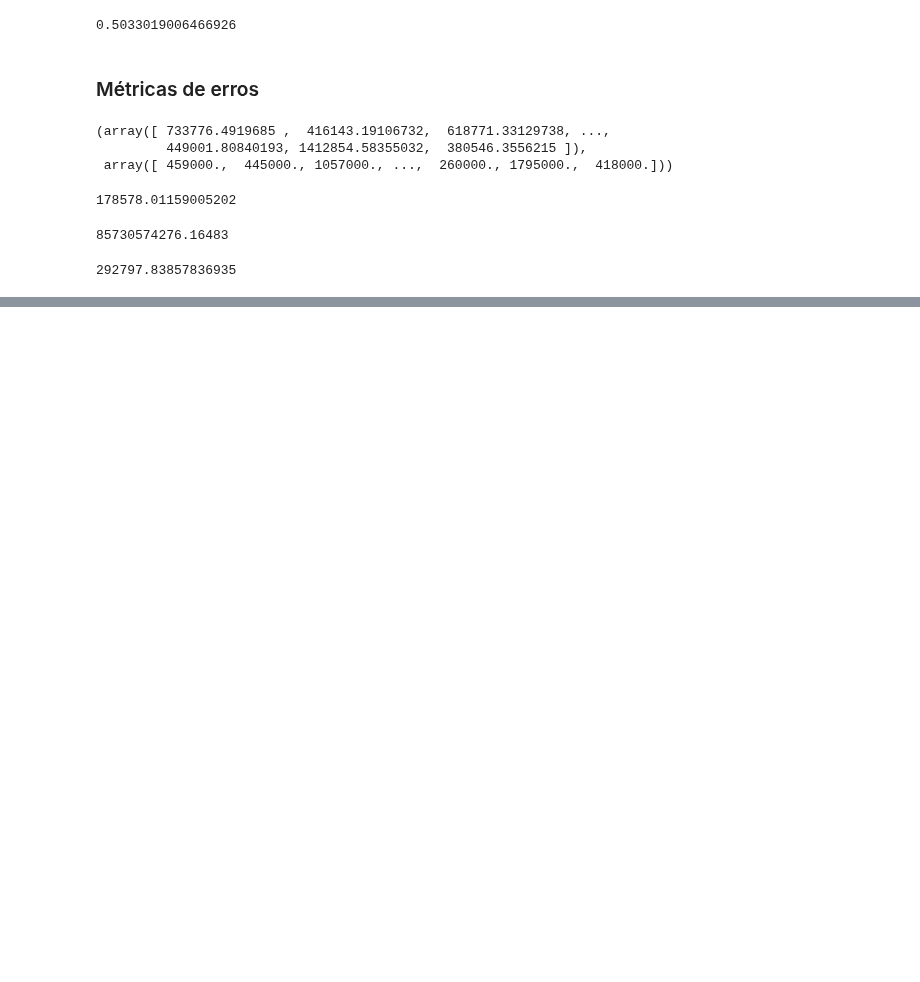
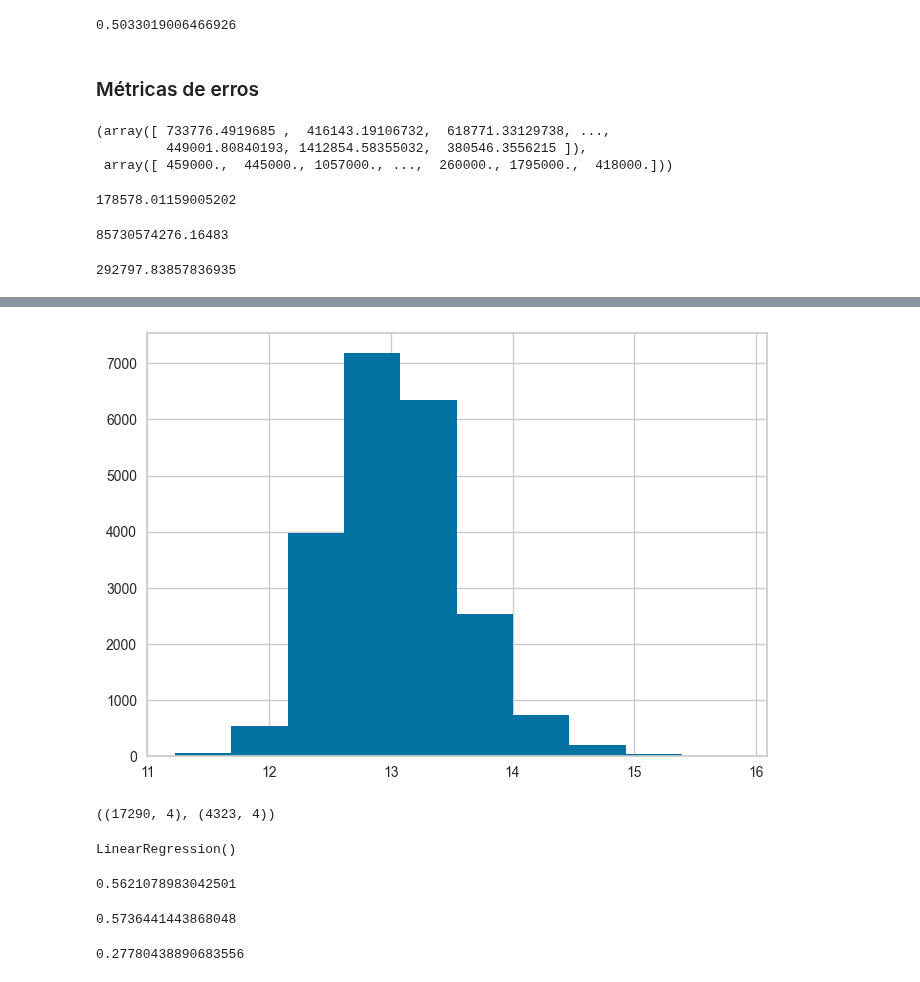
Before and after one commit to Joao-Inacio/Statistics_for-Data_Science, a Jupyter notebook: Correlacao_e_Regressao/Correlacao_e_Regrassao.ipynb, the cells around one changed output, grey strips where cells are left out. Saved outputs shown, nothing was run; the diff lists cells and outputs as text; code cells hidden in the pictures; blank space fills up the shorter version.

```diff
--- a/Correlacao_e_Regressao/Correlacao_e_Regrassao.ipynb
+++ b/Correlacao_e_Regressao/Correlacao_e_Regrassao.ipynb
@@ -263,0 +306,40 @@ math.sqrt(mean_squared_error(y_teste, previsoes))
+# %%
+# logarítmico de y para transformar em uma distribuição normal
+y = np.log(y)
+# %%
+# Novo gráfico da classe
+plt.hist(y);
+# %% [output]
+[figure, added]
+# %%
+# Dividindo entre treino e teste
+from sklearn.model_selection import train_test_split
+X_treinamento, X_teste, y_treinamento, y_teste = train_test_split(
+    X, y, test_size = 0.2, random_state = 42
+)
+X_treinamento.shape, X_teste.shape
+# %% [output]
+((17290, 4), (4323, 4))
+# %%
+# Treinado o modelo
+from sklearn.linear_model import LinearRegression
+regressor = LinearRegression()
+regressor.fit(X_treinamento, y_treinamento)
+# %% [output]
+LinearRegression()
+# %%
+# Score do treinamento
+regressor.score(X_treinamento, y_treinamento)
+# %% [output]
+0.5621078983042501
+# %%
+# Score do teste
+regressor.score(X_teste, y_teste)
+# %% [output]
+0.5736441443868048
+# %%
+# A variável de previsões e diferença de erro
+previsoes = regressor.predict(X_teste)
+mean_absolute_error(y_teste, previsoes)
+# %% [output]
+0.27780438890683556
```
Also changed, not shown: parts of 6 cells of this notebook.
